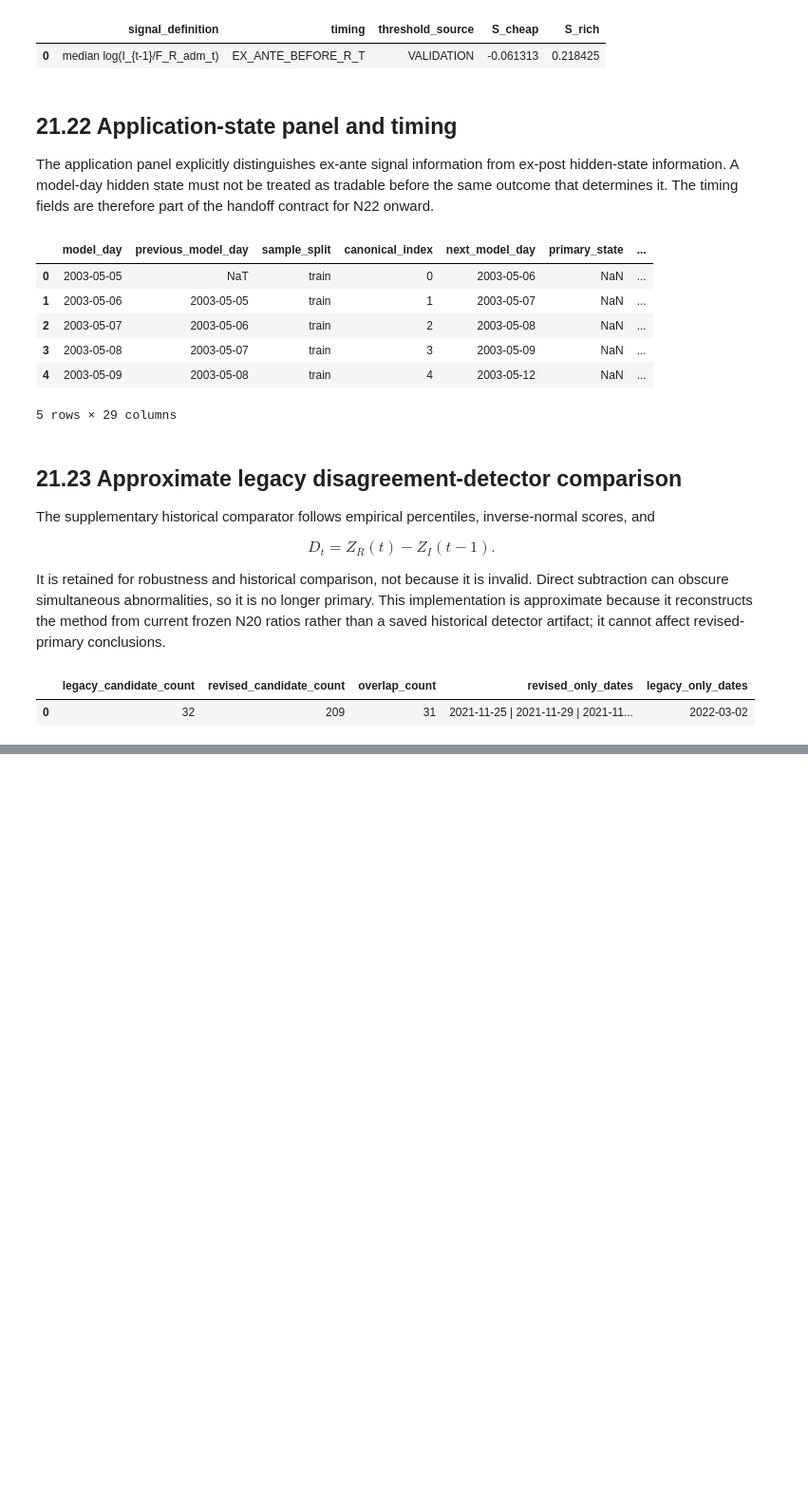
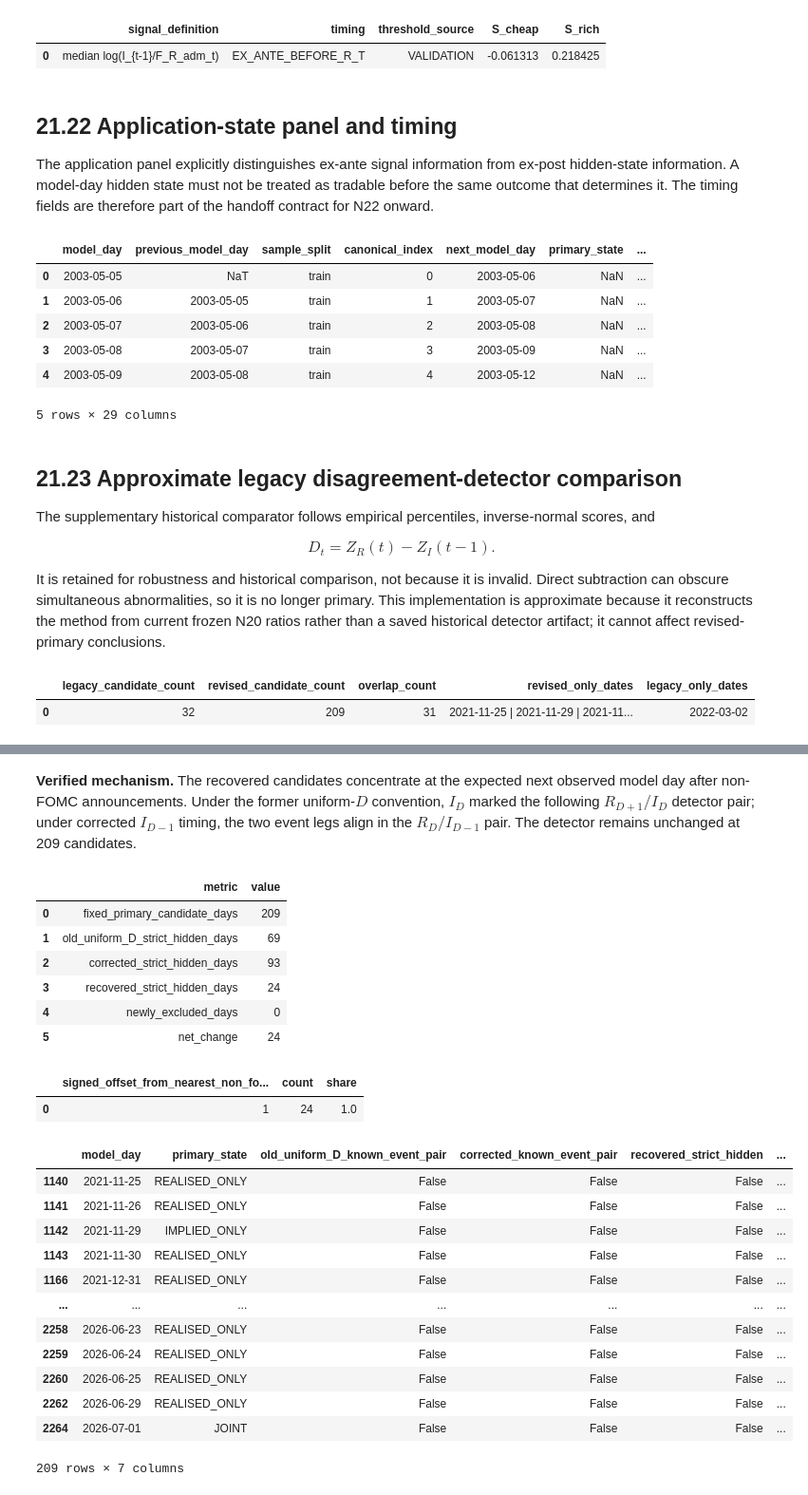
Before and after one commit to JivN24/HSBC-AN-RN, a Jupyter notebook: CODEWORK/Linus' Task Re-Do/21_empirical_hidden_event_discovery_and_signal_synthesis.ipynb, the cells around one changed output, grey strips where cells are left out. Shown at 95% size. Drawn from its saved outputs; the diff is of its cells as text; code cells hidden in the pictures; blank space fills up the shorter version.

```diff
--- a/CODEWORK/Linus' Task Re-Do/21_empirical_hidden_event_discovery_and_signal_synthesis.ipynb
+++ b/CODEWORK/Linus' Task Re-Do/21_empirical_hidden_event_discovery_and_signal_synthesis.ipynb
@@ -1196,0 +1365,59 @@ display(export_manifest)
+# %%
+# Reconstruct the former uniform-D annotation solely for the fixed primary candidate set.
+old_event_family_by_day = (n18[['family','realised_model_day']].drop_duplicates()
+    .groupby('realised_model_day').family.agg(lambda x: ' | '.join(sorted(set(x)))).to_dict())
+timing_reclassification_audit = primary_test_scores.loc[primary_test_scores.is_candidate].copy()
+timing_reclassification_audit['old_uniform_D_event_families_R'] = timing_reclassification_audit.model_day.map(old_event_family_by_day).fillna('')
+timing_reclassification_audit['old_uniform_D_event_families_I_prev'] = timing_reclassification_audit.previous_model_day.map(old_event_family_by_day).fillna('')
+timing_reclassification_audit['old_uniform_D_known_event_pair'] = timing_reclassification_audit.old_uniform_D_event_families_R.ne('') | timing_reclassification_audit.old_uniform_D_event_families_I_prev.ne('')
+timing_reclassification_audit['corrected_known_event_pair'] = timing_reclassification_audit.known_primary_event_pair.astype(bool)
+timing_reclassification_audit['recovered_strict_hidden'] = timing_reclassification_audit.old_uniform_D_known_event_pair & ~timing_reclassification_audit.corrected_known_event_pair
+timing_reclassification_audit['newly_excluded'] = ~timing_reclassification_audit.old_uniform_D_known_event_pair & timing_reclassification_audit.corrected_known_event_pair
+non_fomc_positions = (n18.loc[~n18.family.eq('FOMC'), ['realised_model_day']].drop_duplicates()
+    .merge(panel[['model_day','canonical_index']], left_on='realised_model_day', right_on='model_day', how='inner')
+    .sort_values('canonical_index').canonical_index.to_numpy(dtype=int))
+def nearest_non_fomc_signed_offset(canonical_index):
+    offsets_to_events = int(canonical_index) - non_fomc_positions
+    return int(offsets_to_events[np.argmin(np.abs(offsets_to_events))])
+timing_reclassification_audit['signed_offset_from_nearest_non_fomc_event'] = timing_reclassification_audit.canonical_index.map(nearest_non_fomc_signed_offset)
+old_strict_hidden_count = int((~timing_reclassification_audit.old_uniform_D_known_event_pair).sum())
+recovered_count = int(timing_reclassification_audit.recovered_strict_hidden.sum())
+newly_excluded_count = int(timing_reclassification_audit.newly_excluded.sum())
+timing_reclassification_offset_summary = (timing_reclassification_audit.loc[timing_reclassification_audit.recovered_strict_hidden]
+    .groupby('signed_offset_from_nearest_non_fomc_event', as_index=False).size().rename(columns={'size':'count'}))
+timing_reclassification_offset_summary['share'] = timing_reclassification_offset_summary['count'] / recovered_count if recovered_count else np.nan
+timing_reclassification_summary = pd.DataFrame({'metric':['fixed_primary_candidate_days','old_uniform_D_strict_hidden_days','corrected_strict_hidden_days','recovered_strict_hidden_days','newly_excluded_days','net_change'], 'value':[len(timing_reclassification_audit), old_strict_hidden_count, len(strict), recovered_count, newly_excluded_count, recovered_count-newly_excluded_count]})
+assert len(timing_reclassification_audit) == 209
+assert old_strict_hidden_count == 69 and recovered_count-newly_excluded_count == 24 and len(strict) == 93, 'The historical 69-to-93 timing reconstruction did not reconcile.'
+plus_one_share = float(timing_reclassification_offset_summary.loc[timing_reclassification_offset_summary.signed_offset_from_nearest_non_fomc_event.eq(1), 'share'].sum())
+if plus_one_share > .5:
+    display(Markdown('**Verified mechanism.** The recovered candidates concentrate at the expected next observed model day after non-FOMC announcements.  Under the former uniform-$D$ convention, $I_D$ marked the following $R_{D+1}/I_D$ detector pair; under corrected $I_{D-1}$ timing, the two event legs align in the $R_D/I_{D-1}$ pair.  The detector remains unchanged at 209 candidates.'))
+else:
+    display(Markdown('**Timing-audit interpretation.** The audit reconciles the historical and corrected strict-hidden counts; the signed-offset distribution below gives the observed mechanism without imposing a further explanation.'))
+display(timing_reclassification_summary)
+display(timing_reclassification_offset_summary)
+display(timing_reclassification_audit[['model_day','primary_state','old_uniform_D_known_event_pair','corrected_known_event_pair','recovered_strict_hidden','newly_excluded','signed_offset_from_nearest_non_fomc_event']].sort_values('model_day'))
+# %% [output]
+**Verified mechanism.** The recovered candidates concentrate at the expected next observed model day after non-FOMC announcements.  Under the former uniform-$D$ convention, $I_D$ marked the following $R_{D+1}/I_D$ detector pair; under corrected $I_{D-1}$ timing, the two event legs align in the $R_D/I_{D-1}$ pair.  The detector remains unchanged at 209 candidates.
+|  | metric | value |
+| 0 | fixed_primary_candidate_days | 209 |
+| 1 | old_uniform_D_strict_hidden_days | 69 |
+| 2 | corrected_strict_hidden_days | 93 |
+| 3 | recovered_strict_hidden_days | 24 |
+| 4 | newly_excluded_days | 0 |
+| 5 | net_change | 24 |
+|  | signed_offset_from_nearest_non_fo... | count | share |
+| 0 | 1 | 24 | 1.0 |
+|  | model_day | primary_state | old_uniform_D_known_event_pair | corrected_known_event_pair | recovered_strict_hidden | ... |
+| 1140 | 2021-11-25 | REALISED_ONLY | False | False | False | ... |
+| 1141 | 2021-11-26 | REALISED_ONLY | False | False | False | ... |
+| 1142 | 2021-11-29 | IMPLIED_ONLY | False | False | False | ... |
+| 1143 | 2021-11-30 | REALISED_ONLY | False | False | False | ... |
+| 1166 | 2021-12-31 | REALISED_ONLY | False | False | False | ... |
+| ... | ... | ... | ... | ... | ... | ... |
+| 2258 | 2026-06-23 | REALISED_ONLY | False | False | False | ... |
+| 2259 | 2026-06-24 | REALISED_ONLY | False | False | False | ... |
+| 2260 | 2026-06-25 | REALISED_ONLY | False | False | False | ... |
+| 2262 | 2026-06-29 | REALISED_ONLY | False | False | False | ... |
+| 2264 | 2026-07-01 | JOINT | False | False | False | ... |
+209 rows × 7 columns
```
Also changed, not shown: parts of 49 cells of this notebook, 33 other files.
